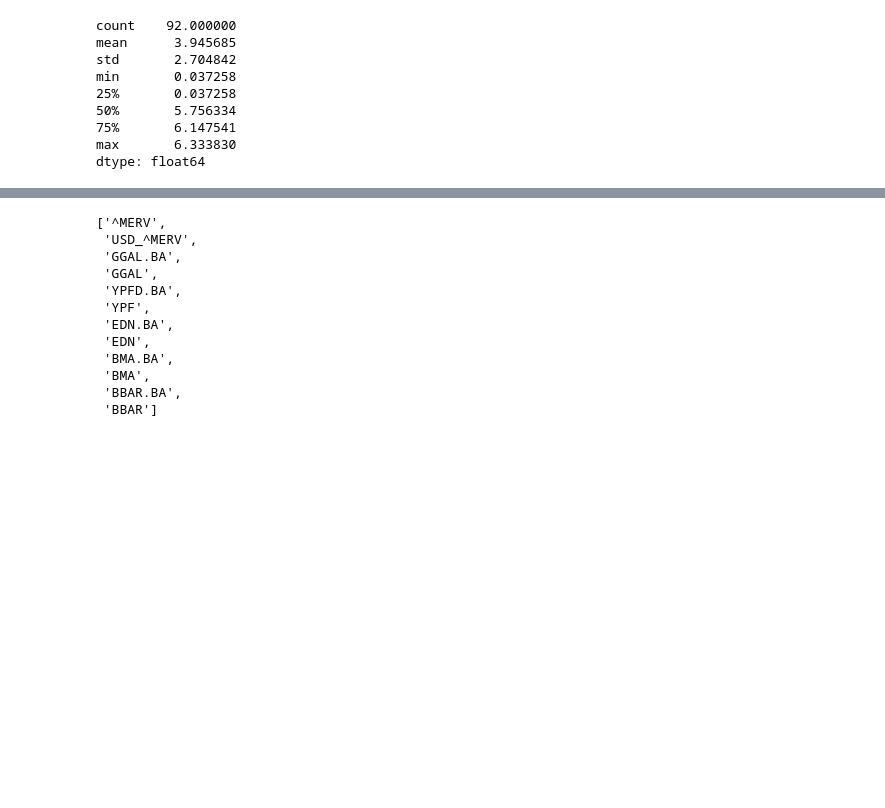
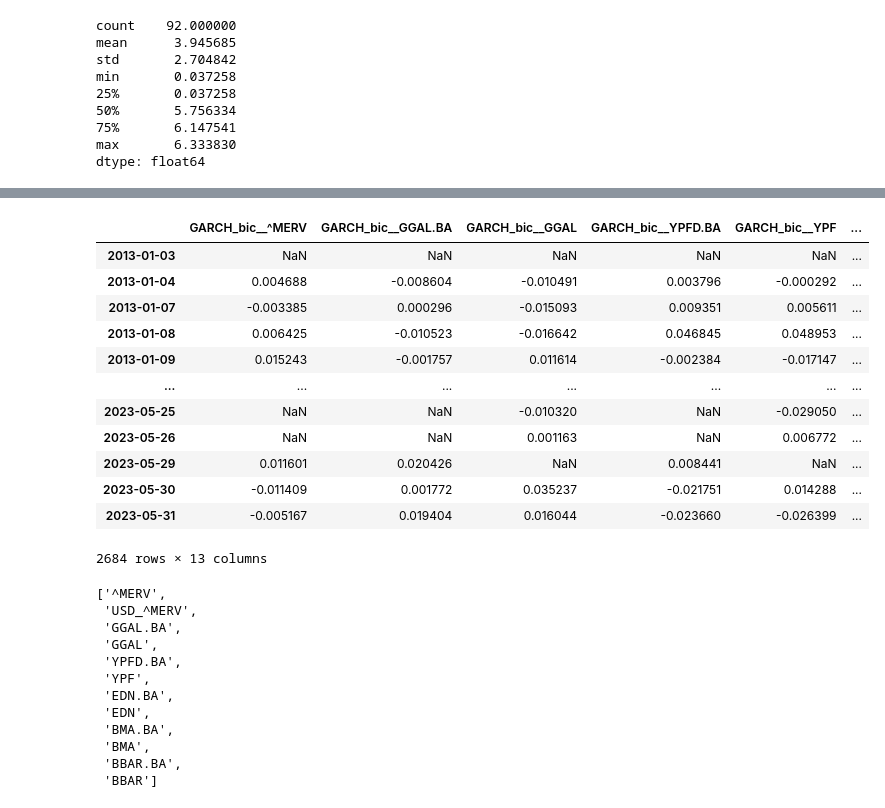
Before and after one commit to alfsn/regime-switching-hmm, a Jupyter notebook: notebooks/03_Comparison.ipynb, the cells around one changed output, grey strips where cells are left out. Cells and saved outputs as stored; diff of their text form; code cells hidden in the pictures; blank space fills up the shorter version.

```diff
--- a/notebooks/03_Comparison.ipynb
+++ b/notebooks/03_Comparison.ipynb
@@ -79,0 +96,11 @@ dtype: float64
+# %%
+# separo entre aic y bic
+aic_residuals=pd.DataFrame(index=residual_df.index)
+bic_residuals=pd.DataFrame(index=residual_df.index)
+
+for criteria, df in {"aic":aic_residuals, "bic":bic_residuals}.items():
+    for column in residual_df.columns:
+        if criteria in column:
+            df[column]=residual_df[column].copy()
+
+bic_residuals.tail()
@@ -80,7 +114,29 @@ dtype: float64
 # %%
-asset="GGAL"
-for column in df.columns:
-    if column.endswith(asset)
+model_list=["GARCH", "HMM_univ", "HMM_multiv", "VAR_multiv", "VAR_univ"]
+
+blank_dict={model:None for model in model_list}
+aggregating_dict={"aic":blank_dict, "bic":blank_dict}
+
+for criteria, dataframe in zip(("aic", "bic"), (aic_residuals, bic_residuals)):
+    for model in model_list:
+        filtered_columns = [col for col in dataframe.columns if model in col]
+        aggregating_dict[criteria][model]=dataframe[filtered_columns]
+
+aggregating_dict["aic"]["GARCH"]
+# %% [output]
+|  | GARCH_bic__^MERV | GARCH_bic__GGAL.BA | GARCH_bic__GGAL | GARCH_bic__YPFD.BA | GARCH_bic__YPF | ... |
+| 2013-01-03 | NaN | NaN | NaN | NaN | NaN | ... |
+| 2013-01-04 | 0.004688 | -0.008604 | -0.010491 | 0.003796 | -0.000292 | ... |
+| 2013-01-07 | -0.003385 | 0.000296 | -0.015093 | 0.009351 | 0.005611 | ... |
+| 2013-01-08 | 0.006425 | -0.010523 | -0.016642 | 0.046845 | 0.048953 | ... |
+| 2013-01-09 | 0.015243 | -0.001757 | 0.011614 | -0.002384 | -0.017147 | ... |
+| ... | ... | ... | ... | ... | ... | ... |
+| 2023-05-25 | NaN | NaN | -0.010320 | NaN | -0.029050 | ... |
+| 2023-05-26 | NaN | NaN | 0.001163 | NaN | 0.006772 | ... |
+| 2023-05-29 | 0.011601 | 0.020426 | NaN | 0.008441 | NaN | ... |
+| 2023-05-30 | -0.011409 | 0.001772 | 0.035237 | -0.021751 | 0.014288 | ... |
+| 2023-05-31 | -0.005167 | 0.019404 | 0.016044 | -0.023660 | -0.026399 | ... |
+2684 rows × 13 columns
 # %%
 params["assetlist"]
 # %% [output]
```
Also changed, not shown: parts of 2 cells of this notebook.
